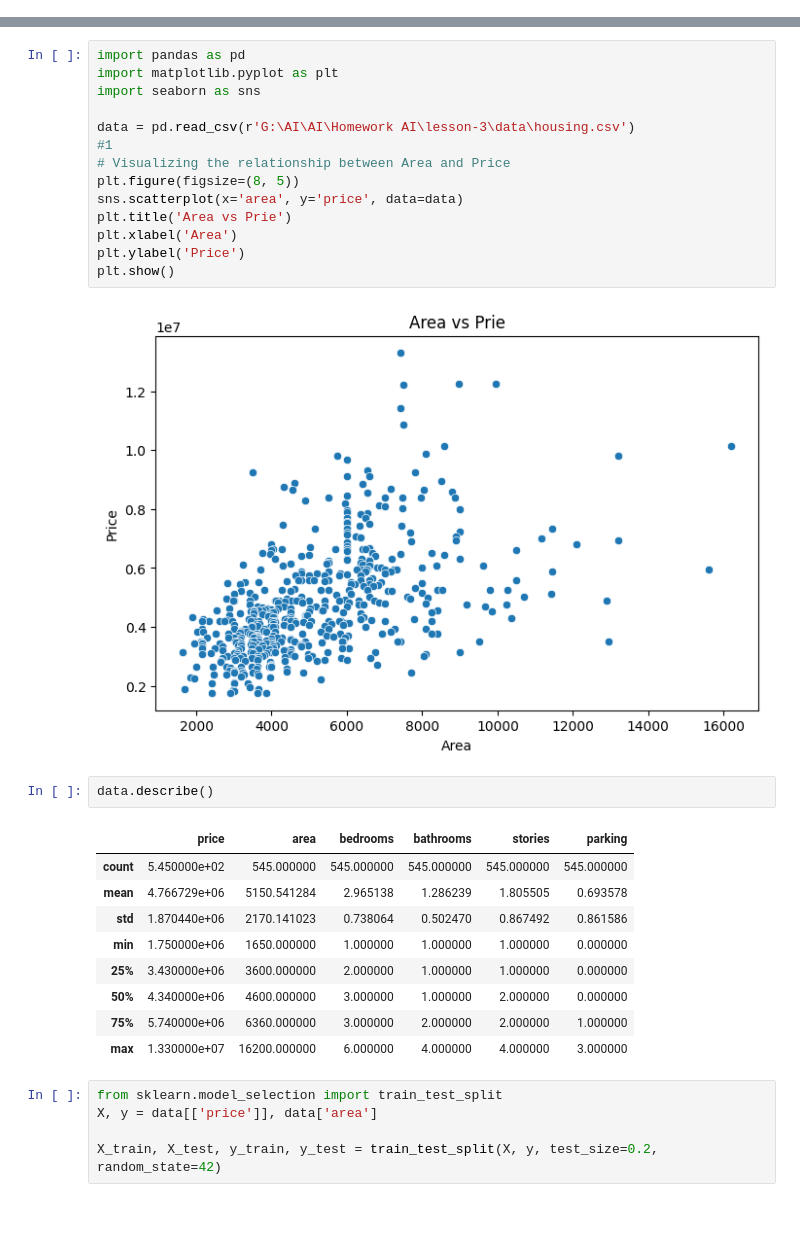
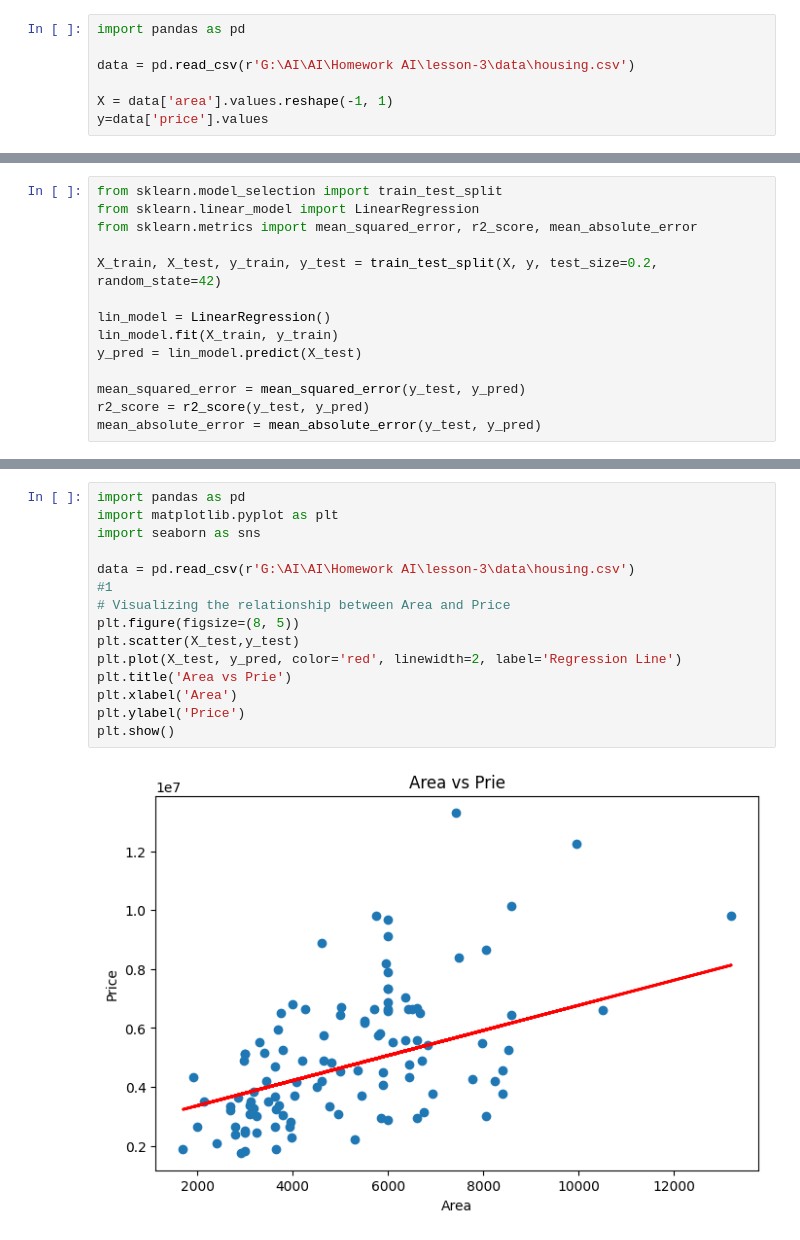
Before and after one commit to devdalloris/Homework-AI, a Jupyter notebook: lesson-3/homework/house_prices.ipynb, the cells around one changed output, grey strips where cells are left out. Cells and saved outputs as stored; diff of their text form; blank space fills up the shorter version.

Commit message:
lesson 29 hw added

```diff
--- a/lesson-3/homework/house_prices.ipynb
+++ b/lesson-3/homework/house_prices.ipynb
@@ -0,0 +1,7 @@
+# %%
+import pandas as pd
+
+data = pd.read_csv(r'G:\AI\AI\Homework AI\lesson-3\data\housing.csv')
+
+X = data['area'].values.reshape(-1, 1)
+y=data['price'].values
@@ -0,0 +35,14 @@
+# %%
+from sklearn.model_selection import train_test_split
+from sklearn.linear_model import LinearRegression
+from sklearn.metrics import mean_squared_error, r2_score, mean_absolute_error
+
+X_train, X_test, y_train, y_test = train_test_split(X, y, test_size=0.2, random_state=42)
+
+lin_model = LinearRegression()
+lin_model.fit(X_train, y_train)
+y_pred = lin_model.predict(X_test)
+
+mean_squared_error = mean_squared_error(y_test, y_pred)
+r2_score = r2_score(y_test, y_pred)
+mean_absolute_error = mean_absolute_error(y_test, y_pred)
@@ -1,33 +71,17 @@
 # %%
 import pandas as pd
 import matplotlib.pyplot as plt
 import seaborn as sns
 
 data = pd.read_csv(r'G:\AI\AI\Homework AI\lesson-3\data\housing.csv')
 #1
 # Visualizing the relationship between Area and Price
 plt.figure(figsize=(8, 5))
-sns.scatterplot(x='area', y='price', data=data)
+plt.scatter(X_test,y_test)
+plt.plot(X_test, y_pred, color='red', linewidth=2, label='Regression Line')
 plt.title('Area vs Prie')
 plt.xlabel('Area')
 plt.ylabel('Price')
 plt.show()
 # %% [output]
-[figure, old version]
+[figure, new version]
-# %%
-data.describe()
-# %% [output]
-|  | price | area | bedrooms | bathrooms | stories | parking |
-| count | 5.450000e+02 | 545.000000 | 545.000000 | 545.000000 | 545.000000 | 545.000000 |
-| mean | 4.766729e+06 | 5150.541284 | 2.965138 | 1.286239 | 1.805505 | 0.693578 |
-| std | 1.870440e+06 | 2170.141023 | 0.738064 | 0.502470 | 0.867492 | 0.861586 |
-| min | 1.750000e+06 | 1650.000000 | 1.000000 | 1.000000 | 1.000000 | 0.000000 |
-| 25% | 3.430000e+06 | 3600.000000 | 2.000000 | 1.000000 | 1.000000 | 0.000000 |
-| 50% | 4.340000e+06 | 4600.000000 | 3.000000 | 1.000000 | 2.000000 | 0.000000 |
-| 75% | 5.740000e+06 | 6360.000000 | 3.000000 | 2.000000 | 2.000000 | 1.000000 |
-| max | 1.330000e+07 | 16200.000000 | 6.000000 | 4.000000 | 4.000000 | 3.000000 |
-# %%
-from sklearn.model_selection import train_test_split
-X, y = data[['price']], data['area']
-
-X_train, X_test, y_train, y_test = train_test_split(X, y, test_size=0.2, random_state=42)
```
Also changed, not shown: parts of 13 cells of this notebook, 10 other files.
